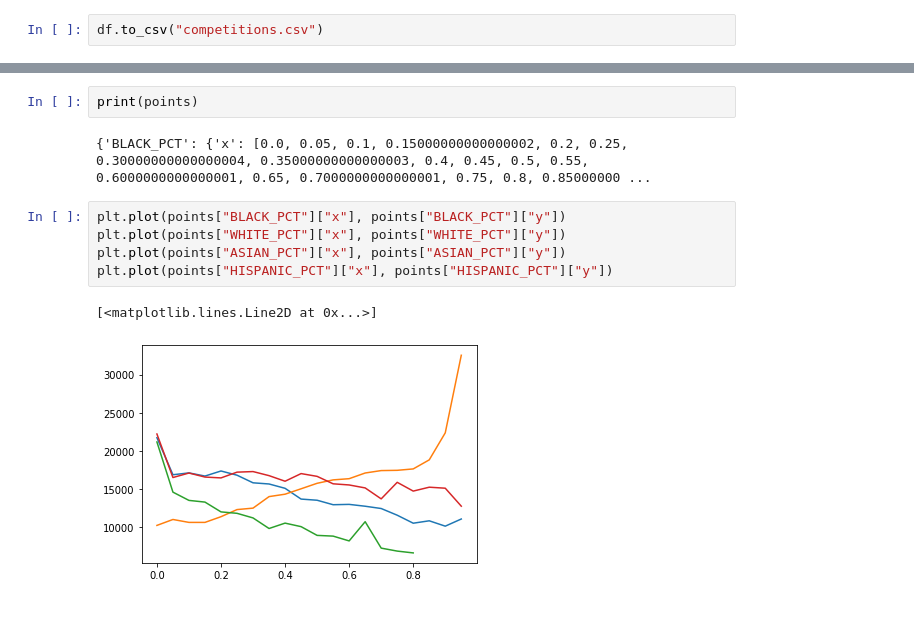
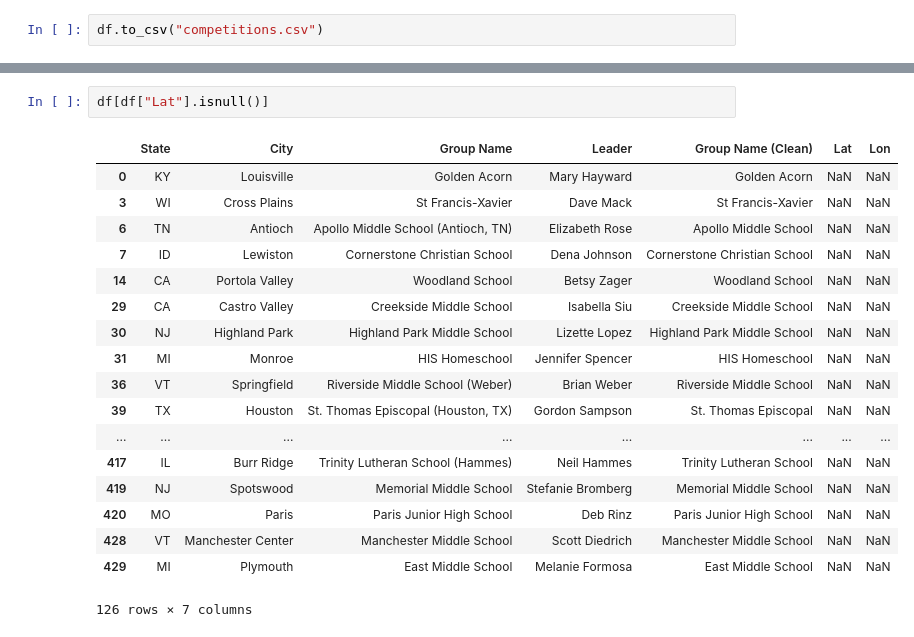
Before and after one commit to jeffreyshen19/blog, a Jupyter notebook: _code/mathcounts/Math Counts.ipynb, the cells around one changed output, grey strips where cells are left out. Cells and saved outputs as stored; diff of their text form.

```diff
--- a/_code/mathcounts/Math Counts.ipynb
+++ b/_code/mathcounts/Math Counts.ipynb
@@ -247,12 +99,21 @@ for race in ["BLACK_PCT", "WHITE_PCT", "ASIAN_PCT", "HISPANIC_PCT"]:
-# %%
-print(points)
-# %% [output]
-{'BLACK_PCT': {'x': [0.0, 0.05, 0.1, 0.15000000000000002, 0.2, 0.25, 0.30000000000000004, 0.35000000000000003, 0.4, 0.45, 0.5, 0.55, 0.6000000000000001, 0.65, 0.7000000000000001, 0.75, 0.8, 0.85000000 ...
-# %%
-plt.plot(points["BLACK_PCT"]["x"], points["BLACK_PCT"]["y"])
-plt.plot(points["WHITE_PCT"]["x"], points["WHITE_PCT"]["y"])
-plt.plot(points["ASIAN_PCT"]["x"], points["ASIAN_PCT"]["y"])
-plt.plot(points["HISPANIC_PCT"]["x"], points["HISPANIC_PCT"]["y"])
-# %% [output]
-[<matplotlib.lines.Line2D at 0x...>]
-[figure, removed]
+# %%
+df[df["Lat"].isnull()]
+# %% [output]
+|  | State | City | Group Name | Leader | Group Name (Clean) | Lat | Lon |
+| 0 | KY | Louisville | Golden Acorn | Mary Hayward | Golden Acorn | NaN | NaN |
+| 3 | WI | Cross Plains | St Francis-Xavier | Dave Mack | St Francis-Xavier | NaN | NaN |
+| 6 | TN | Antioch | Apollo Middle School (Antioch, TN) | Elizabeth Rose | Apollo Middle School | NaN | NaN |
+| 7 | ID | Lewiston | Cornerstone Christian School | Dena Johnson | Cornerstone Christian School | NaN | NaN |
+| 14 | CA | Portola Valley | Woodland School | Betsy Zager | Woodland School | NaN | NaN |
+| 29 | CA | Castro Valley | Creekside Middle School | Isabella Siu | Creekside Middle School | NaN | NaN |
+| 30 | NJ | Highland Park | Highland Park Middle School | Lizette Lopez | Highland Park Middle School | NaN | NaN |
+| 31 | MI | Monroe | HIS Homeschool | Jennifer Spencer | HIS Homeschool | NaN | NaN |
+| 36 | VT | Springfield | Riverside Middle School (Weber) | Brian Weber | Riverside Middle School | NaN | NaN |
+| 39 | TX | Houston | St. Thomas Episcopal (Houston, TX) | Gordon Sampson | St. Thomas Episcopal | NaN | NaN |
+| ... | ... | ... | ... | ... | ... | ... | ... |
+| 417 | IL | Burr Ridge | Trinity Lutheran School (Hammes) | Neil Hammes | Trinity Lutheran School | NaN | NaN |
+| 419 | NJ | Spotswood | Memorial Middle School | Stefanie Bromberg | Memorial Middle School | NaN | NaN |
+| 420 | MO | Paris | Paris Junior High School | Deb Rinz | Paris Junior High School | NaN | NaN |
+| 428 | VT | Manchester Center | Manchester Middle School | Scott Diedrich | Manchester Middle School | NaN | NaN |
+| 429 | MI | Plymouth | East Middle School | Melanie Formosa | East Middle School | NaN | NaN |
+126 rows × 7 columns
```
Also changed, not shown: parts of 25 cells of this notebook, 2 other files.
